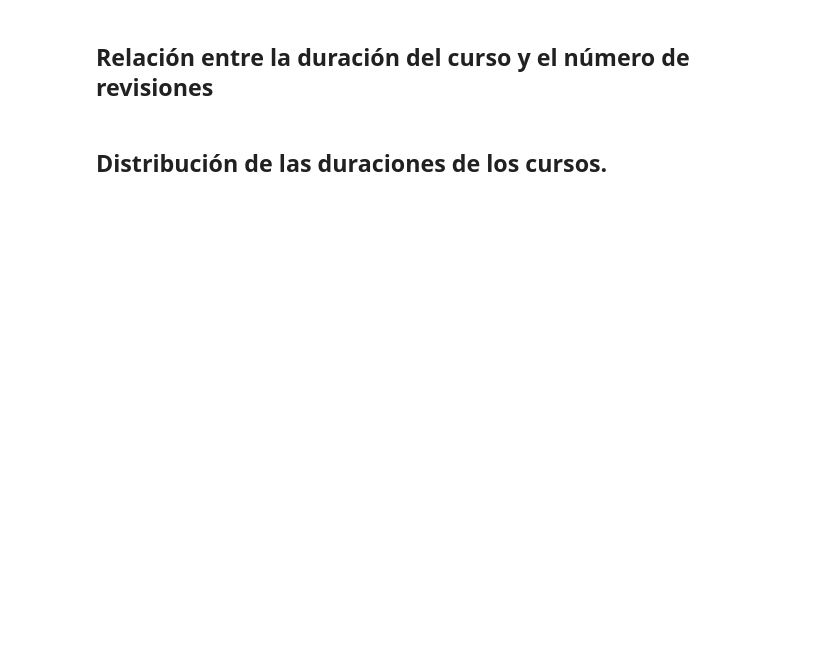
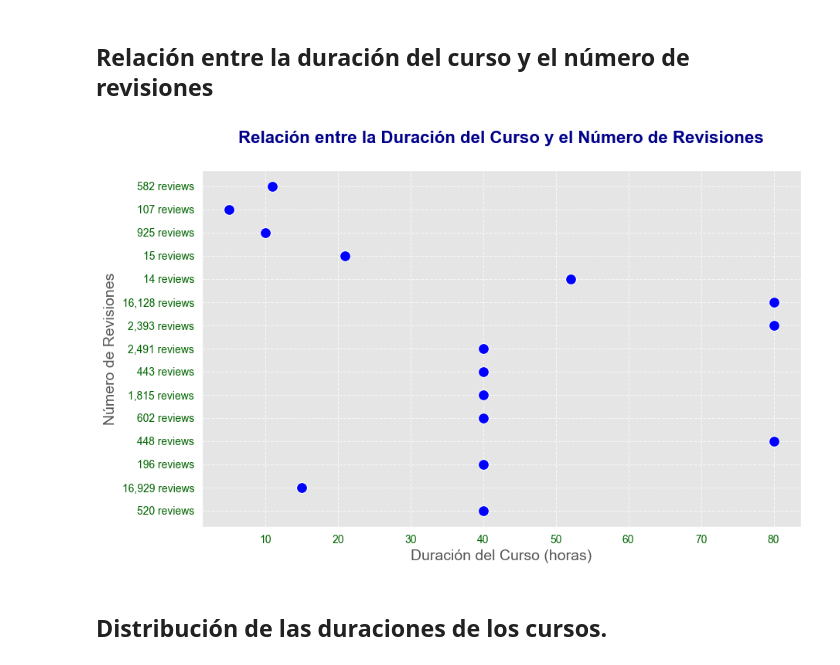
Before and after one commit to LorenaGarcia10SJ/-SS2-Seminario2_201700399, a Jupyter notebook: [SS2]Practica2_201700399/Practica2.ipynb, the cells around one changed output. Cells and saved outputs as stored; diff of their text form; code cells hidden in the pictures; blank space fills up the shorter version.

```diff
--- a/[SS2]Practica2_201700399/Practica2.ipynb
+++ b/[SS2]Practica2_201700399/Practica2.ipynb
@@ -585,15 +585,25 @@ Passing `palette` without assigning `hue` is deprecated and will be removed in v
 # %% [markdown]
 ## Relación entre la duración del curso y el número de revisiones
 # %%
+df['Review'] = df['Review'].head(15)
+plt.style.use('ggplot')
 plt.figure(figsize=(10, 6))
-sns.scatterplot(x='Duration', y='Reviews', data=df, hue='Level', style='Level', palette='coolwarm', s=100, edgecolor='black')
-plt.title('Relación entre Duración del Curso y Número de Revisiones', fontsize=16, fontweight='bold', color='darkblue')
-plt.xlabel('Duración (horas)', fontsize=12)
-plt.ylabel('Número de Revisiones', fontsize=12)
+sns.scatterplot(x='Duration', y='Review', data=df, color='blue', s=100,palette='pastel')
+
+
+plt.title('Relación entre la Duración del Curso y el Número de Revisiones', fontsize=16, fontweight='bold', color='darkblue',pad=25)
+plt.xlabel('Duración del Curso (horas)', fontsize=14)
+plt.ylabel('Número de Revisiones', fontsize=14)
+plt.xticks(fontsize=10, color='darkgreen')
+plt.yticks(fontsize=10, color='darkgreen')
 plt.grid(True, linestyle='--', alpha=0.7)
-plt.xticks(fontsize=10, color='darkgreen')
-plt.yticks(fontsize=10, color='darkred')
+
+#for i in range(df.shape[0]):
+#    plt.text(df['Duration'].iloc[i], df['Review'].iloc[i], str(df['Duration'].iloc[i]),
+#             horizontalalignment='left', size='medium', color='black', weight='semibold')
 plt.show()
+# %% [output]
+[figure, added]
 # %% [markdown]
 ## Distribución de las duraciones de los cursos.
 # %%
```
Also changed, not shown: parts of 3 cells of this notebook.
